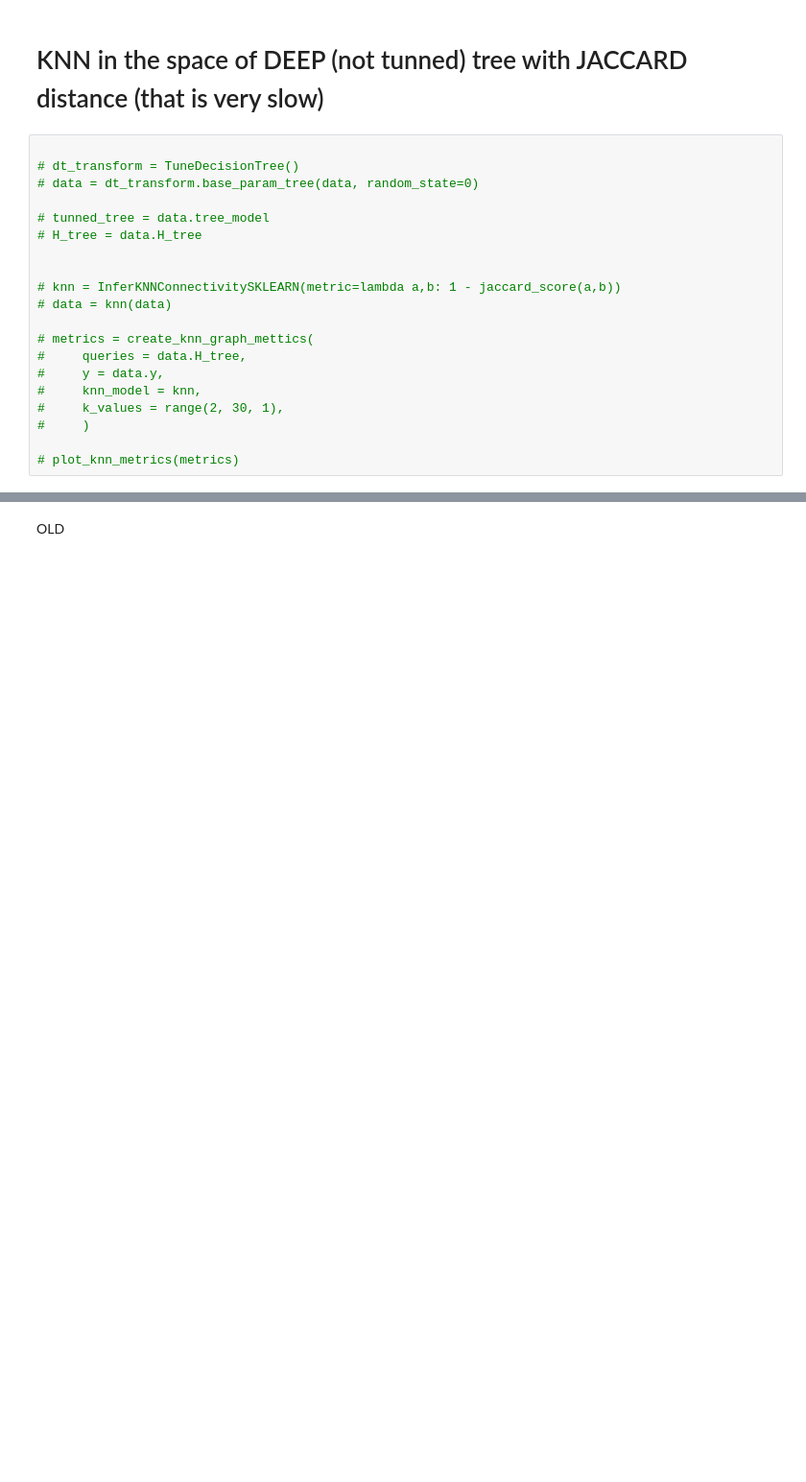
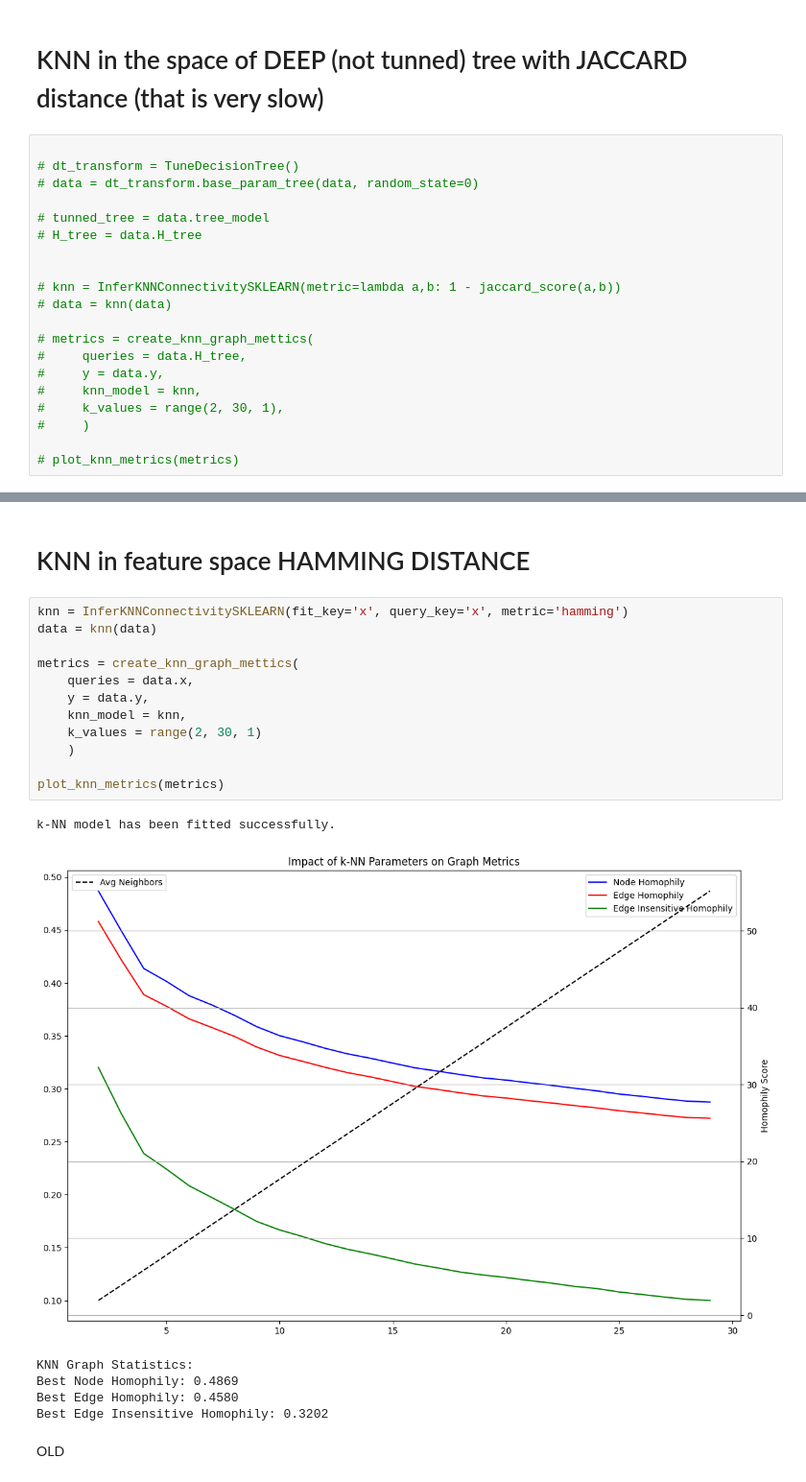
Before and after one commit to geometric-intelligence/TopoBenchmark, a Jupyter notebook: tutorials/dtrees copy.ipynb, the cells around one changed output, grey strips where cells are left out. Shown at 96% size. Saved outputs shown, nothing was run; the diff lists cells and outputs as text; blank space fills up the shorter version.

```diff
--- a/tutorials/dtrees copy.ipynb
+++ b/tutorials/dtrees copy.ipynb
@@ -341,3 +346,24 @@ Best Edge Insensitive Homophily: 0.4843
+# %% [markdown]
+# KNN in feature space HAMMING DISTANCE
+# %%
+knn = InferKNNConnectivitySKLEARN(fit_key='x', query_key='x', metric='hamming')
+data = knn(data)
+
+metrics = create_knn_graph_mettics(
+    queries = data.x,
+    y = data.y,
+    knn_model = knn,
+    k_values = range(2, 30, 1)
+    )
+
+plot_knn_metrics(metrics)
+# %% [output]
+k-NN model has been fitted successfully.
+[figure, added]
+KNN Graph Statistics:
+Best Node Homophily: 0.4869
+Best Edge Homophily: 0.4580
+Best Edge Insensitive Homophily: 0.3202
 # %% [markdown]
 OLD
 # %%
```
Also changed, not shown: parts of 7 cells of this notebook.
